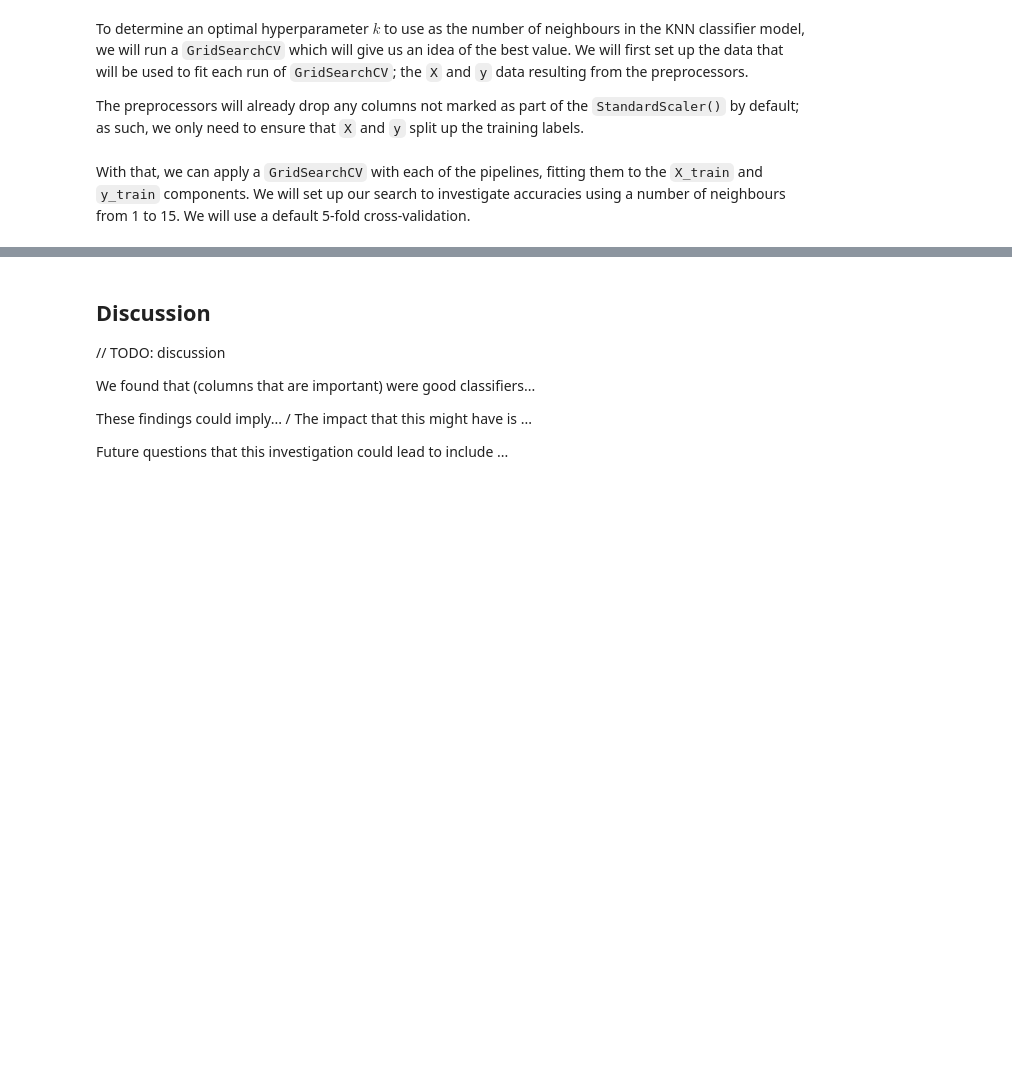
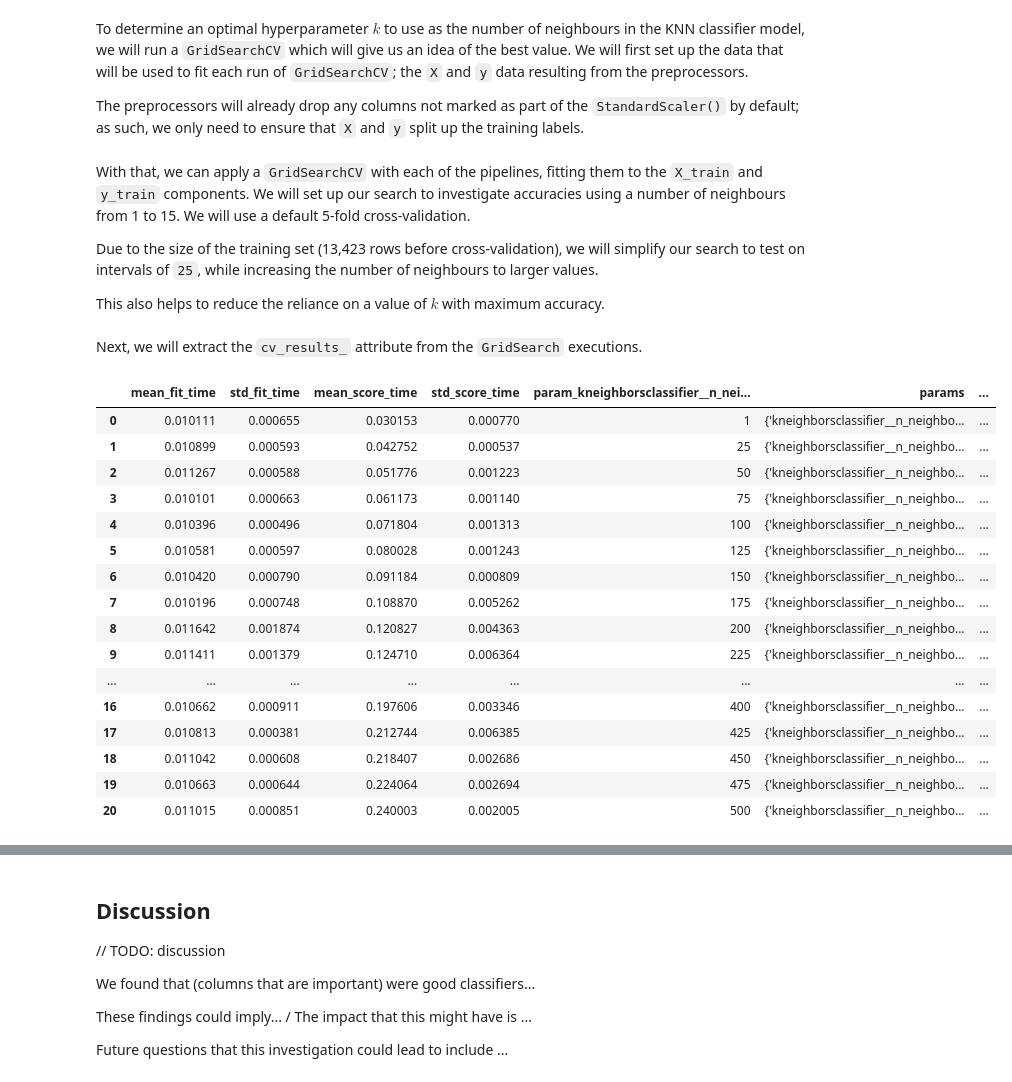
Before and after one commit to Lucas-Kuhn/group7_prj, a Jupyter notebook: notebook/Pulsar Report.ipynb, the cells around one changed output, grey strips where cells are left out. Cells and saved outputs as stored; diff of their text form; code cells hidden in the pictures; blank space fills up the shorter version.

Commit message:
Optimize k for all models; address reproducibility

```diff
--- a/notebook/Pulsar Report.ipynb
+++ b/notebook/Pulsar Report.ipynb
@@ -276,10 +276,15 @@ X_train = pulsar_data_train.drop(columns=["class"])
 y_train = pulsar_data_train["class"]
 # %% [markdown]
 With that, we can apply a `GridSearchCV` with each of the pipelines, fitting them to the `X_train` and `y_train` components. We will set up our search to investigate accuracies using a number of neighbours from 1 to 15. We will use a default 5-fold cross-validation.
+
+Due to the size of the training set (13,423 rows before cross-validation), we will simplify our search to test on intervals of `25`, while increasing the number of neighbours to larger values.
+
+This also helps to reduce the reliance on a value of $k$ with maximum accuracy.
 # %%
 # Create parameter grid for number of neighbours to evaluate models on
 param_grid = {
-    "kneighborsclassifier__n_neighbors": range(1, 15, 1),
+    # [1, 50, 100, ..., 400, 450, 500]
+    "kneighborsclassifier__n_neighbors": [1] + [25*k for k in range(1, 21)],
 }
 # %%
 # For each pipe, create a GridSearchCV and fit the data
@@ -329,7 +334,7 @@ skewness_kurtosis_grid = GridSearchCV(
     param_grid=param_grid,
     cv=5,
 )
-skewness_kurtsosis_model_grid = skewness_kurtosis_grid.fit(X_train, y_train)
+skewness_kurtosis_model_grid = skewness_kurtosis_grid.fit(X_train, y_train)
 
 
 all_grid = GridSearchCV(
@@ -338,3 +343,40 @@ all_grid = GridSearchCV(
     cv=5,
 )
 all_model_grid = all_grid.fit(X_train, y_train)
+# %% [markdown]
+Next, we will extract the `cv_results_` attribute from the `GridSearch` executions.
+# %%
+accuracies_mean_grid = pd.DataFrame(mean_model_grid.cv_results_)
+
+accuracies_skewness_grid = pd.DataFrame(skewness_model_grid.cv_results_)
+
+accuracies_kurtosis_grid = pd.DataFrame(kurtosis_model_grid.cv_results_)
+
+accuracies_mean_skewness_grid = pd.DataFrame(mean_skewness_model_grid.cv_results_)
+
+accuracies_mean_kurtosis_grid = pd.DataFrame(mean_kurtosis_model_grid.cv_results_)
+
+accuracies_skewness_kurtosis_grid = pd.DataFrame(skewness_kurtosis_model_grid.cv_results_)
+
+accuracies_all_grid = pd.DataFrame(all_model_grid.cv_results_)
+
+# As an example, we view the accuracies from the "all predictors" model
+accuracies_all_grid
+# %% [output]
+|  | mean_fit_time | std_fit_time | mean_score_time | std_score_time | param_kneighborsclassifier__n_nei... | params | ... |
+| 0 | 0.010111 | 0.000655 | 0.030153 | 0.000770 | 1 | {'kneighborsclassifier__n_neighbo... | ... |
+| 1 | 0.010899 | 0.000593 | 0.042752 | 0.000537 | 25 | {'kneighborsclassifier__n_neighbo... | ... |
+| 2 | 0.011267 | 0.000588 | 0.051776 | 0.001223 | 50 | {'kneighborsclassifier__n_neighbo... | ... |
+| 3 | 0.010101 | 0.000663 | 0.061173 | 0.001140 | 75 | {'kneighborsclassifier__n_neighbo... | ... |
+| 4 | 0.010396 | 0.000496 | 0.071804 | 0.001313 | 100 | {'kneighborsclassifier__n_neighbo... | ... |
+| 5 | 0.010581 | 0.000597 | 0.080028 | 0.001243 | 125 | {'kneighborsclassifier__n_neighbo... | ... |
+| 6 | 0.010420 | 0.000790 | 0.091184 | 0.000809 | 150 | {'kneighborsclassifier__n_neighbo... | ... |
+| 7 | 0.010196 | 0.000748 | 0.108870 | 0.005262 | 175 | {'kneighborsclassifier__n_neighbo... | ... |
+| 8 | 0.011642 | 0.001874 | 0.120827 | 0.004363 | 200 | {'kneighborsclassifier__n_neighbo... | ... |
+| 9 | 0.011411 | 0.001379 | 0.124710 | 0.006364 | 225 | {'kneighborsclassifier__n_neighbo... | ... |
+| ... | ... | ... | ... | ... | ... | ... | ... |
+| 16 | 0.010662 | 0.000911 | 0.197606 | 0.003346 | 400 | {'kneighborsclassifier__n_neighbo... | ... |
+| 17 | 0.010813 | 0.000381 | 0.212744 | 0.006385 | 425 | {'kneighborsclassifier__n_neighbo... | ... |
+| 18 | 0.011042 | 0.000608 | 0.218407 | 0.002686 | 450 | {'kneighborsclassifier__n_neighbo... | ... |
+| 19 | 0.010663 | 0.000644 | 0.224064 | 0.002694 | 475 | {'kneighborsclassifier__n_neighbo... | ... |
+| 20 | 0.011015 | 0.000851 | 0.240003 | 0.002005 | 500 | {'kneighborsclassifier__n_neighbo... | ... |
```
Also changed, not shown: parts of 17 cells of this notebook.
